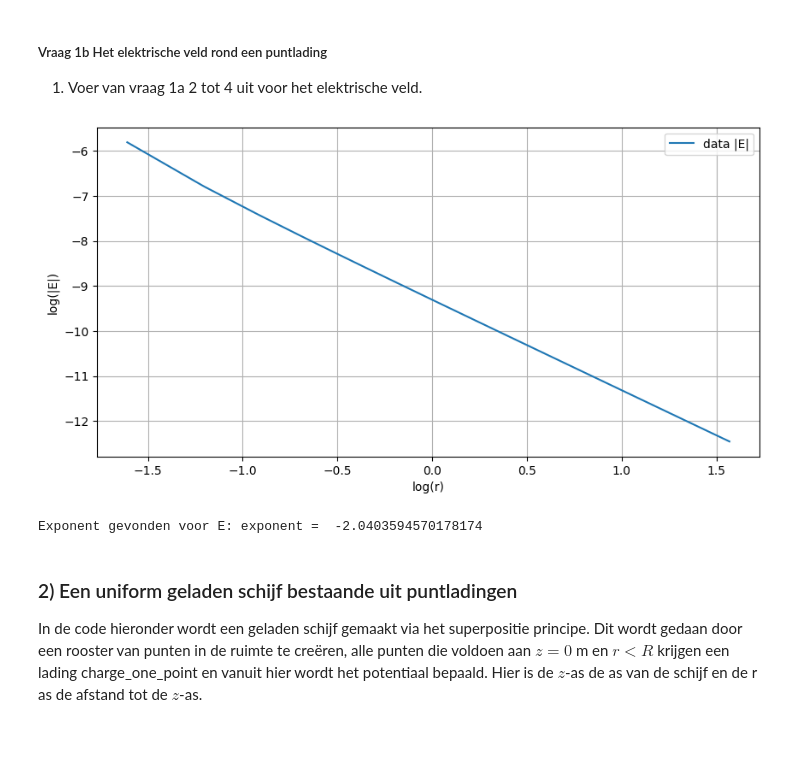
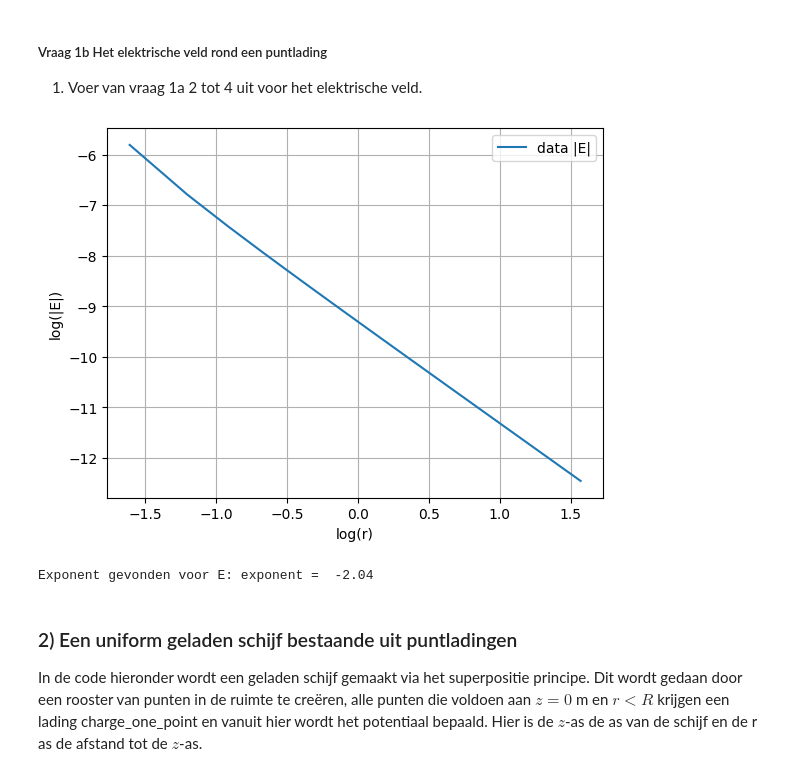
Before and after one commit to lwilt-dot/opdrachten-DEF-D, a Jupyter notebook: DigitaleOntwerpopdrachten/1CondensatorOpdracht/CondensatorOntwerpopdracht.ipynb, the cells around one changed output. Drawn from its saved outputs; the diff is of its cells as text; code cells hidden in the pictures; blank space fills up the shorter version.

```diff
--- a/DigitaleOntwerpopdrachten/1CondensatorOpdracht/CondensatorOntwerpopdracht.ipynb
+++ b/DigitaleOntwerpopdrachten/1CondensatorOpdracht/CondensatorOntwerpopdracht.ipynb
@@ -119,32 +119,31 @@ Exponent gevonden: exponent = -1.000
 # %%
 ###
 ###Hier jouw code###
 ###
 z_index = np.argmin(np.abs(z_for_E))  # index van z=0 m, expliciet 0 gebruiken
 E_1b = normE[z_index, :]  # elektrische veld langs r-as (z=0 m)
 
 # Alleen niet-nul waarden gebruiken (verwijder punten bij r=0 waar E oneindig zou zijn)
 E_1b_nonzero = E_1b[E_1b > 0]  # alleen de niet-nul waarden van E
 
 # Zorg dat we evenveel r-waarden hebben als E-waarden
 r_for_E_cut = r_for_E[E_1b > 0]
 
 # Logaritmische waarden berekenen
 log_r_E = np.log(r_for_E_cut)
 log_E = np.log(E_1b_nonzero)
-plt.figure(figsize=(10,5))
 plt.plot(log_r_E, log_E, '-', label='data |E|')
 plt.xlabel('log(r)')
 plt.ylabel('log(|E|)')
 plt.grid(True)
 plt.legend()
 plt.show()
 
 a, b = np.polyfit(log_r_E, log_E, 1)
-print(f"Exponent gevonden voor E: exponent = ",a)
+print(f"Exponent gevonden voor E: exponent = ",round(a,3))
 # %% [output]
-[figure, old version]
+[figure, new version]
-Exponent gevonden voor E: exponent =  -2.0403594570178174
+Exponent gevonden voor E: exponent =  -2.04
 # %% [markdown]
 ### 2) Een uniform geladen schijf bestaande uit puntladingen
 
```
Also changed, not shown: parts of 25 cells of this notebook.
